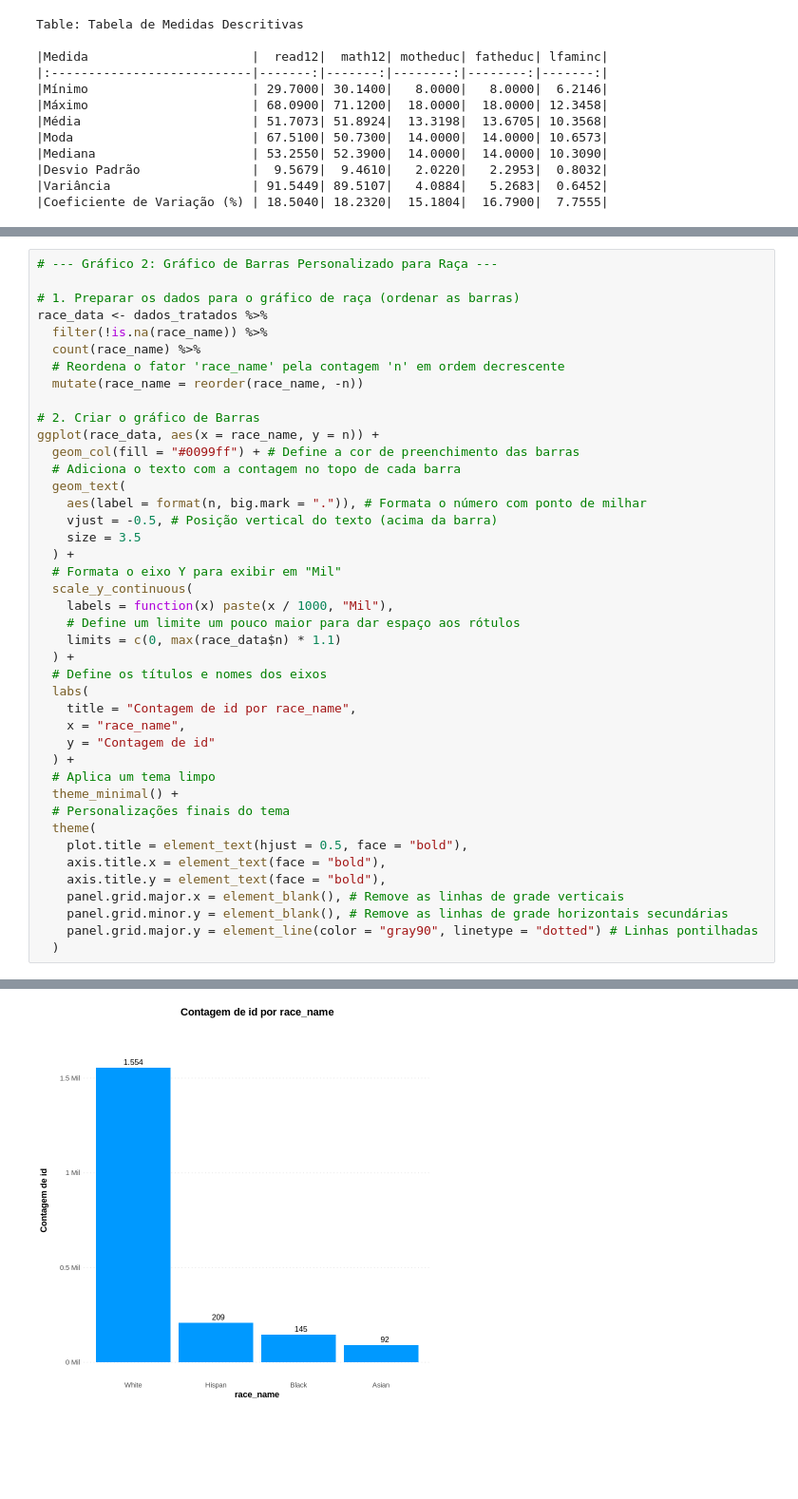
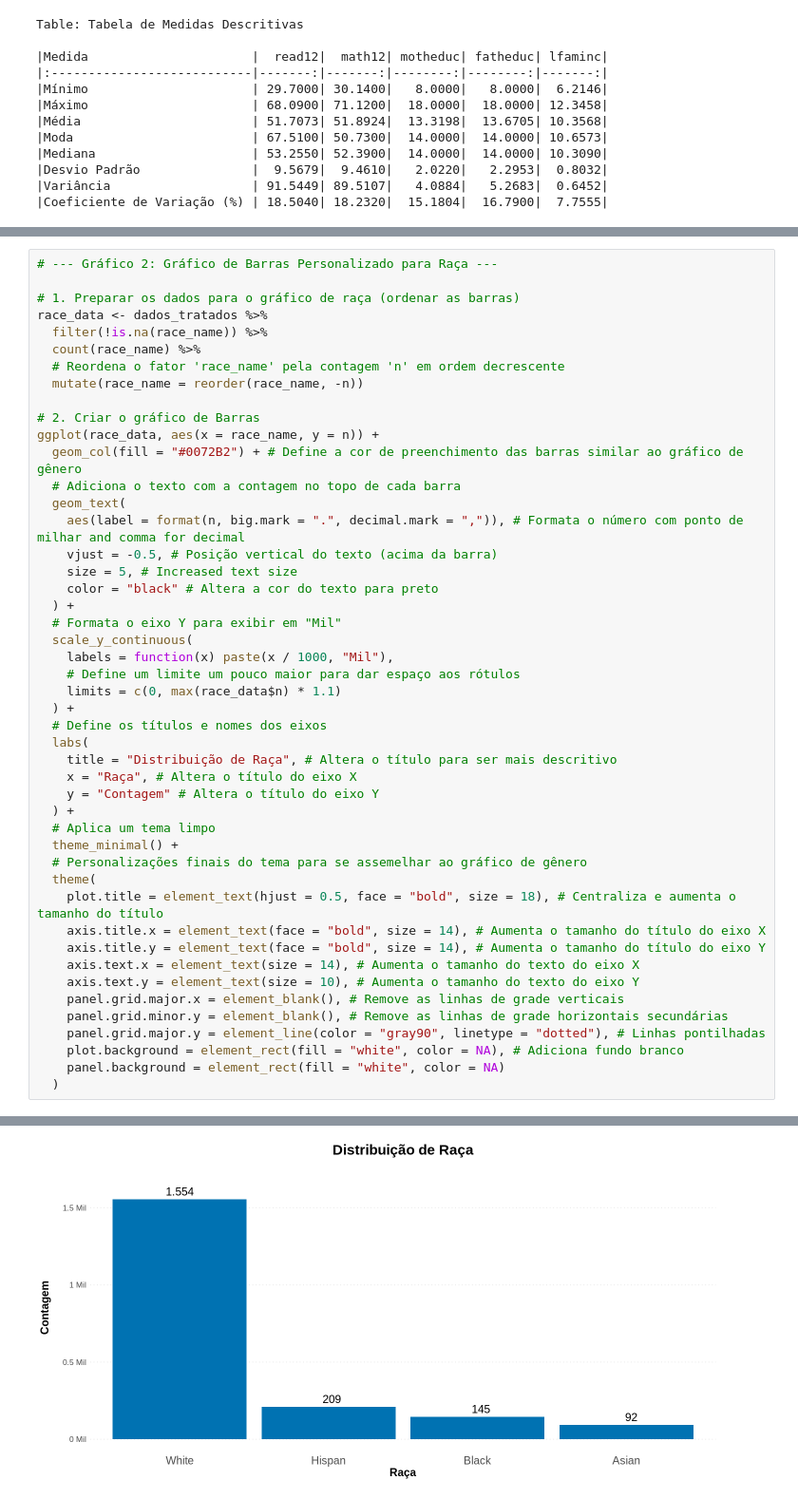
Before and after one commit to pedrovcardoso/trabalho-estatistica, a Jupyter notebook: trabalho_estatística_testes.ipynb, the cells around one changed output, grey strips where cells are left out. Shown at 95% size. Drawn from its saved outputs; the diff is of its cells as text; blank space fills up the shorter version.

```diff
--- a/trabalho_estatística_testes.ipynb
+++ b/trabalho_estatística_testes.ipynb
@@ -176,12 +269,13 @@ race_data <- dados_tratados %>%
 
 # 2. Criar o gráfico de Barras
 ggplot(race_data, aes(x = race_name, y = n)) +
-  geom_col(fill = "#0099ff") + # Define a cor de preenchimento das barras
+  geom_col(fill = "#0072B2") + # Define a cor de preenchimento das barras similar ao gráfico de gênero
   # Adiciona o texto com a contagem no topo de cada barra
   geom_text(
-    aes(label = format(n, big.mark = ".")), # Formata o número com ponto de milhar
+    aes(label = format(n, big.mark = ".", decimal.mark = ",")), # Formata o número com ponto de milhar and comma for decimal
     vjust = -0.5, # Posição vertical do texto (acima da barra)
-    size = 3.5
+    size = 5, # Increased text size
+    color = "black" # Altera a cor do texto para preto
   ) +
   # Formata o eixo Y para exibir em "Mil"
   scale_y_continuous(
@@ -191,19 +285,23 @@ ggplot(race_data, aes(x = race_name, y = n)) +
   ) +
   # Define os títulos e nomes dos eixos
   labs(
-    title = "Contagem de id por race_name",
-    x = "race_name",
-    y = "Contagem de id"
+    title = "Distribuição de Raça", # Altera o título para ser mais descritivo
+    x = "Raça", # Altera o título do eixo X
+    y = "Contagem" # Altera o título do eixo Y
   ) +
   # Aplica um tema limpo
   theme_minimal() +
-  # Personalizações finais do tema
+  # Personalizações finais do tema para se assemelhar ao gráfico de gênero
   theme(
-    plot.title = element_text(hjust = 0.5, face = "bold"),
-    axis.title.x = element_text(face = "bold"),
-    axis.title.y = element_text(face = "bold"),
+    plot.title = element_text(hjust = 0.5, face = "bold", size = 18), # Centraliza e aumenta o tamanho do título
+    axis.title.x = element_text(face = "bold", size = 14), # Aumenta o tamanho do título do eixo X
+    axis.title.y = element_text(face = "bold", size = 14), # Aumenta o tamanho do título do eixo Y
+    axis.text.x = element_text(size = 14), # Aumenta o tamanho do texto do eixo X
+    axis.text.y = element_text(size = 10), # Aumenta o tamanho do texto do eixo Y
     panel.grid.major.x = element_blank(), # Remove as linhas de grade verticais
     panel.grid.minor.y = element_blank(), # Remove as linhas de grade horizontais secundárias
-    panel.grid.major.y = element_line(color = "gray90", linetype = "dotted") # Linhas pontilhadas
+    panel.grid.major.y = element_line(color = "gray90", linetype = "dotted"), # Linhas pontilhadas
+    plot.background = element_rect(fill = "white", color = NA), # Adiciona fundo branco
+    panel.background = element_rect(fill = "white", color = NA)
   )
 # %% [output]
@@ -212 +308 @@ Warning message in prettyNum(.Internal(format(x, trim, digits, nsmall, width, 3L
-[figure, old version]
+[figure, new version]
```
Also changed, not shown: parts of 17 cells of this notebook.
